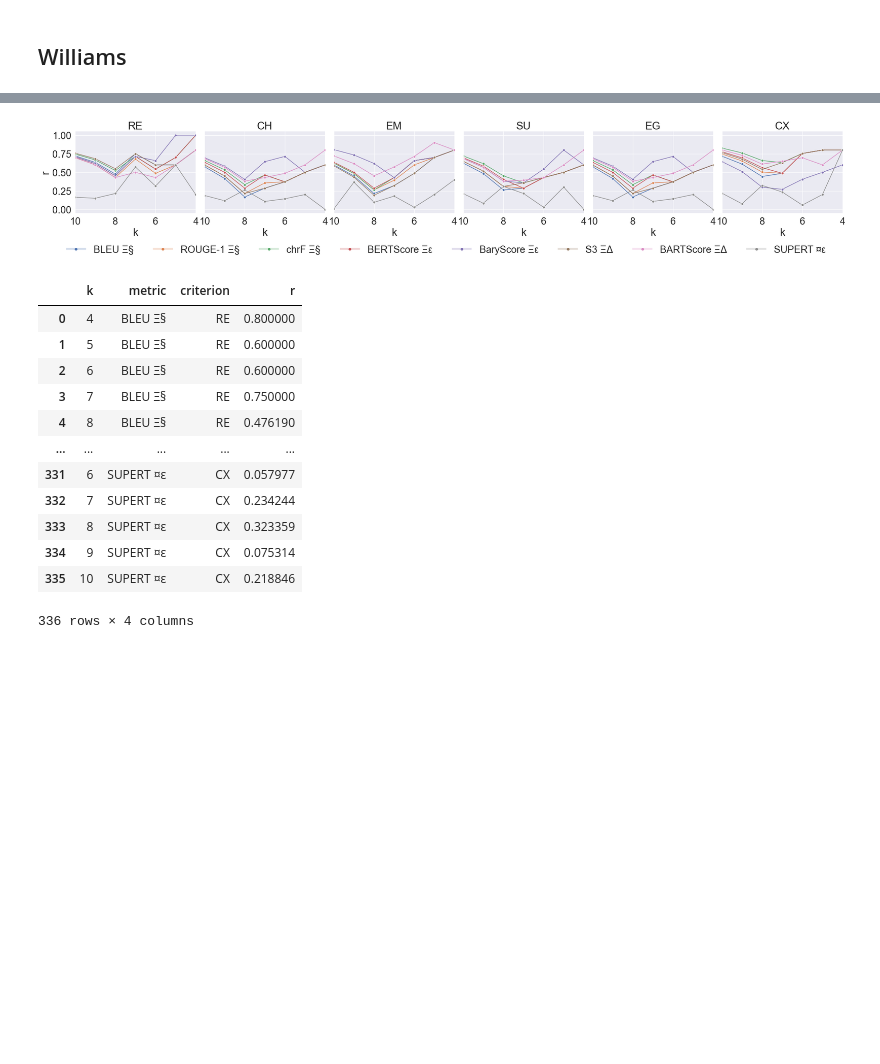
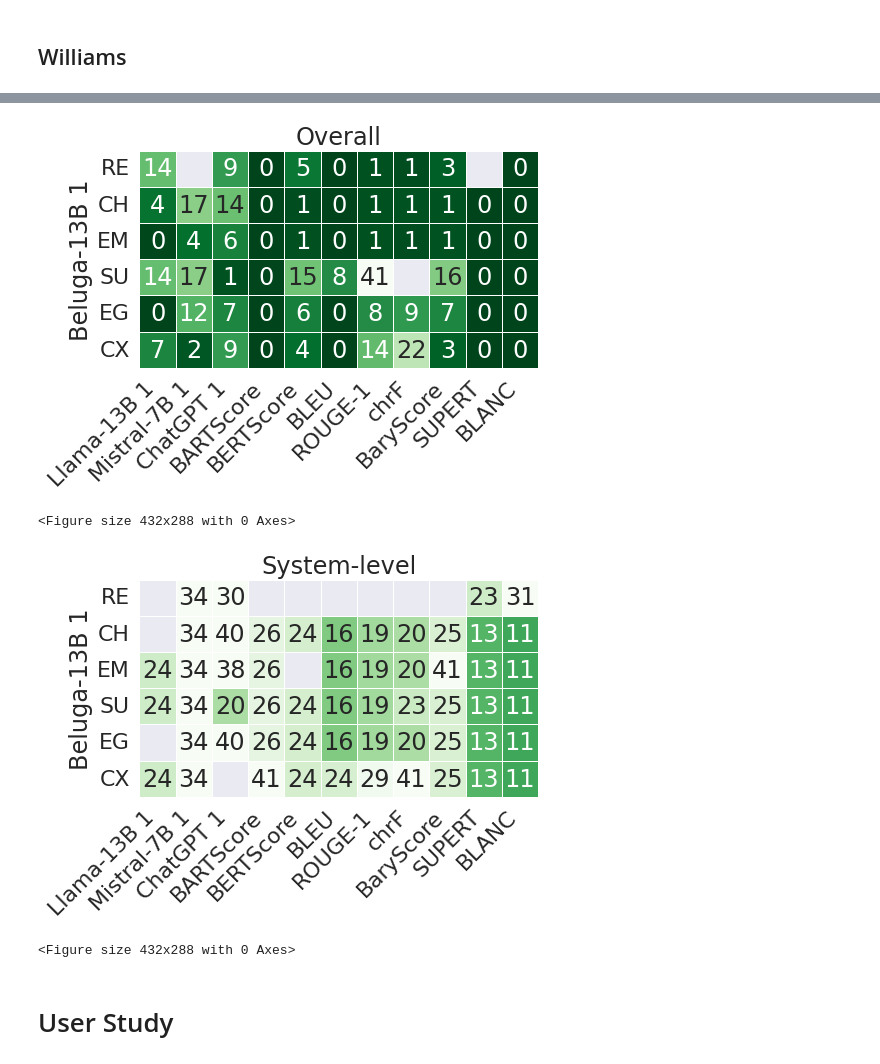
Before and after one commit to dig-team/hanna-benchmark-asg, a Jupyter notebook: data_visualization.ipynb, the cells around one changed output, grey strips where cells are left out. Drawn from its saved outputs; the diff is of its cells as text; code cells hidden in the pictures; blank space fills up the shorter version.

```diff
--- a/data_visualization.ipynb
+++ b/data_visualization.ipynb
@@ -672,11 +684,0 @@ print_significance_heatmap(williams_p, labels=METRICS_FILTERED_LABELS, font_scal
-# %%
-WILLIAMS_ALL = False
-if WILLIAMS_ALL:
-    for correlation_type in CORRELATION_TYPES:
-        print("======= {} =======".format(correlation_type))
-        for Kstr in CORRELATIONS:
-            print("------ {} ------".format(Kstr))
-            for criterion in CRITERIA:
-                print(criterion)
-                williams_t, williams_p = get_williams_matrices(correlation_type, KStr, criterion, verbose1=False, verbose2=False)
-                print_significance_heatmap(williams_p, save_path="figures/williams_{}_{}_{}".format(correlation_type, KStr, criterion))
@@ -687,9 +684,0 @@ RESET_RANKINGS = False
-# %%
-if RESET_RANKINGS:
-    df_dict = {}
-    for correlation_type in CORRELATION_TYPES:
-        for Kstr in CORRELATIONS:
-            corr = get_correlation_df(correlation_type, Kstr, df=METRICS_DF_NO_HUMAN, metrics_subset1=METRICS, metrics_subset2=CRITERIA, verbose=False)
-            old_columns = corr.columns.copy()
-            corr.columns = [t + "_{}_{}".format(correlation_type, Kstr) for t in old_columns]
-            df_dict["{}_{}".format(correlation_type, Kstr)] = corr.abs()
@@ -972,17 +685,27 @@ METRICS_FILTERED_DF_NO_HUMAN2 = METRICS_FILTERED_DF_NO_HUMAN[CRITERIA + METRICS_
-# %%
-facet_plot_topk(4, 11, "system", "spearman", df=METRICS_FILTERED_DF_NO_HUMAN2, metrics_subset1=CRITERIA, metrics_subset2=METRICS_FILTERED_LABELS2, verbose=False, step=1)
-# %% [output]
-[figure, removed]
-|  | k | metric | criterion | r |
-| 0 | 4 | BLEU Ξ§ | RE | 0.800000 |
-| 1 | 5 | BLEU Ξ§ | RE | 0.600000 |
-| 2 | 6 | BLEU Ξ§ | RE | 0.600000 |
-| 3 | 7 | BLEU Ξ§ | RE | 0.750000 |
-| 4 | 8 | BLEU Ξ§ | RE | 0.476190 |
-| ... | ... | ... | ... | ... |
-| 331 | 6 | SUPERT ¤ε | CX | 0.057977 |
-| 332 | 7 | SUPERT ¤ε | CX | 0.234244 |
-| 333 | 8 | SUPERT ¤ε | CX | 0.323359 |
-| 334 | 9 | SUPERT ¤ε | CX | 0.075314 |
-| 335 | 10 | SUPERT ¤ε | CX | 0.218846 |
-336 rows × 4 columns
+# %%
+# For each criterion, not average, DaVinci only
+williams_dict = {}
+for correlation_type in CORRELATION_TYPES:
+    for c_i, c in enumerate(CRITERIA):
+        METRICS_FILTERED_LABELS_GPT_CLEAN_C = ["Beluga-13B {} {}".format(CRITERIA_LABELS[c_i], i) for i in [1]] + ["Llama-13B {} {}".format(CRITERIA_LABELS[c_i], i) for i in [1]] + ["Mistral-7B {} {}".format(CRITERIA_LABELS[c_i], i) for i in [1]] + ["ChatGPT {} {}".format(CRITERIA_LABELS[c_i], i) for i in [1]] + [
+            "BARTScore ΞΔ", "BERTScore Ξε", "BLEU Ξ§", "ROUGE-1 Ξ§",
+            "chrF Ξ§", "BaryScore Ξε", "SUPERT ¤ε", "BLANC ¤Δ"
+        ]
+        williams_dict["{} {}".format(correlation_type, c)] = get_williams_matrices(correlation_type, "kendall", c, df=METRICS_FILTERED_DF_NO_HUMAN, labels=METRICS_FILTERED_LABELS_GPT_CLEAN_C, verbose1=False, verbose2=False)[1]
+overall_stack = np.vstack([williams_dict["overall {}".format(c)][:1] for c in CRITERIA])
+system_stack = np.vstack([williams_dict["system {}".format(c)][:1] for c in CRITERIA])
+big_williams_p_story = false_discovery_control2(overall_stack)
+big_williams_p_system = false_discovery_control2(system_stack)
+METRICS_FILTERED_LABELS_GPT_CLEAN_C = ["Llama-13B 1", "Mistral-7B 1", "ChatGPT 1",
+    "BARTScore", "BERTScore", "BLEU", "ROUGE-1",
+    "chrF", "BaryScore", "SUPERT", "BLANC"
+]
+print_significance_heatmap(big_williams_p_story[:,1:], labels=METRICS_FILTERED_LABELS_GPT_CLEAN_C, font_scale=2, figsize=(8,4), title="Overall", save_path="figures/williams_kendall_story", tickSize=22)
+print_significance_heatmap(big_williams_p_system[:,1:], labels=METRICS_FILTERED_LABELS_GPT_CLEAN_C, font_scale=2, figsize=(8,4), title="System-level", save_path="figures/williams_kendall_system", tickSize=22)
+# %% [output]
+[figure, added]
+<Figure size 432x288 with 0 Axes>
+[figure, added]
+<Figure size 432x288 with 0 Axes>
+# %% [markdown]
+# User Study
```
Also changed, not shown: parts of 87 cells of this notebook, 30 other files.
